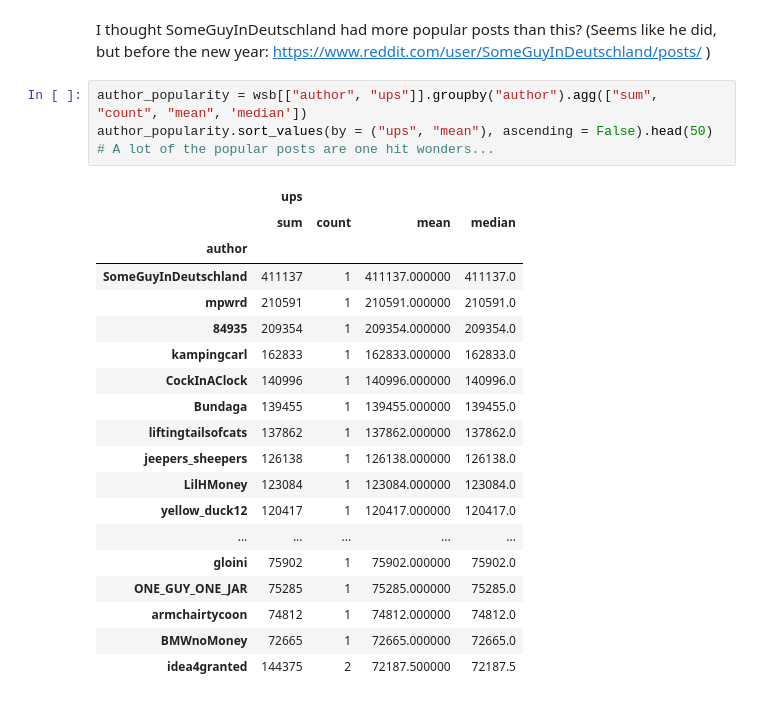
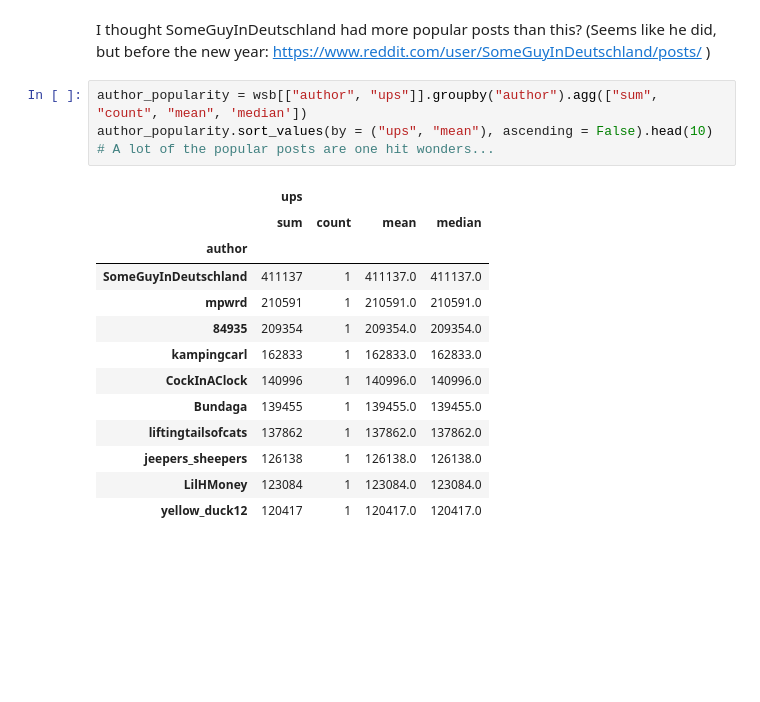
Before and after one commit to ElleNajt/ErdosInstitute-SIG_Project, a Jupyter notebook: ExploratoryDataAnalysis/FeatureByFeature.ipynb, the cells around one changed output. Cells and saved outputs as stored; diff of their text form; blank space fills up the shorter version.

```diff
--- a/ExploratoryDataAnalysis/FeatureByFeature.ipynb
+++ b/ExploratoryDataAnalysis/FeatureByFeature.ipynb
@@ -116,26 +110,20 @@ median_upvotes.head(20)
 I thought SomeGuyInDeutschland had more popular posts than this? (Seems like he did, but before the new year: https://www.reddit.com/user/SomeGuyInDeutschland/posts/ )
 # %%
 author_popularity = wsb[["author", "ups"]].groupby("author").agg(["sum", "count", "mean", 'median'])
-author_popularity.sort_values(by = ("ups", "mean"), ascending = False).head(50)
+author_popularity.sort_values(by = ("ups", "mean"), ascending = False).head(10)
 # A lot of the popular posts are one hit wonders...
 # %% [output]
 |  | ups |  |  |  |
 |  | sum | count | mean | median |
 | author |  |  |  |  |
-| SomeGuyInDeutschland | 411137 | 1 | 411137.000000 | 411137.0 |
-| mpwrd | 210591 | 1 | 210591.000000 | 210591.0 |
-| 84935 | 209354 | 1 | 209354.000000 | 209354.0 |
-| kampingcarl | 162833 | 1 | 162833.000000 | 162833.0 |
-| CockInAClock | 140996 | 1 | 140996.000000 | 140996.0 |
-| Bundaga | 139455 | 1 | 139455.000000 | 139455.0 |
-| liftingtailsofcats | 137862 | 1 | 137862.000000 | 137862.0 |
-| jeepers_sheepers | 126138 | 1 | 126138.000000 | 126138.0 |
-| LilHMoney | 123084 | 1 | 123084.000000 | 123084.0 |
-| yellow_duck12 | 120417 | 1 | 120417.000000 | 120417.0 |
-| ... | ... | ... | ... | ... |
-| gloini | 75902 | 1 | 75902.000000 | 75902.0 |
-| ONE_GUY_ONE_JAR | 75285 | 1 | 75285.000000 | 75285.0 |
-| armchairtycoon | 74812 | 1 | 74812.000000 | 74812.0 |
-| BMWnoMoney | 72665 | 1 | 72665.000000 | 72665.0 |
-| idea4granted | 144375 | 2 | 72187.500000 | 72187.5 |
+| SomeGuyInDeutschland | 411137 | 1 | 411137.0 | 411137.0 |
+| mpwrd | 210591 | 1 | 210591.0 | 210591.0 |
+| 84935 | 209354 | 1 | 209354.0 | 209354.0 |
+| kampingcarl | 162833 | 1 | 162833.0 | 162833.0 |
+| CockInAClock | 140996 | 1 | 140996.0 | 140996.0 |
+| Bundaga | 139455 | 1 | 139455.0 | 139455.0 |
+| liftingtailsofcats | 137862 | 1 | 137862.0 | 137862.0 |
+| jeepers_sheepers | 126138 | 1 | 126138.0 | 126138.0 |
+| LilHMoney | 123084 | 1 | 123084.0 | 123084.0 |
+| yellow_duck12 | 120417 | 1 | 120417.0 | 120417.0 |
 # %%
```
Also changed, not shown: parts of 2 cells of this notebook.
